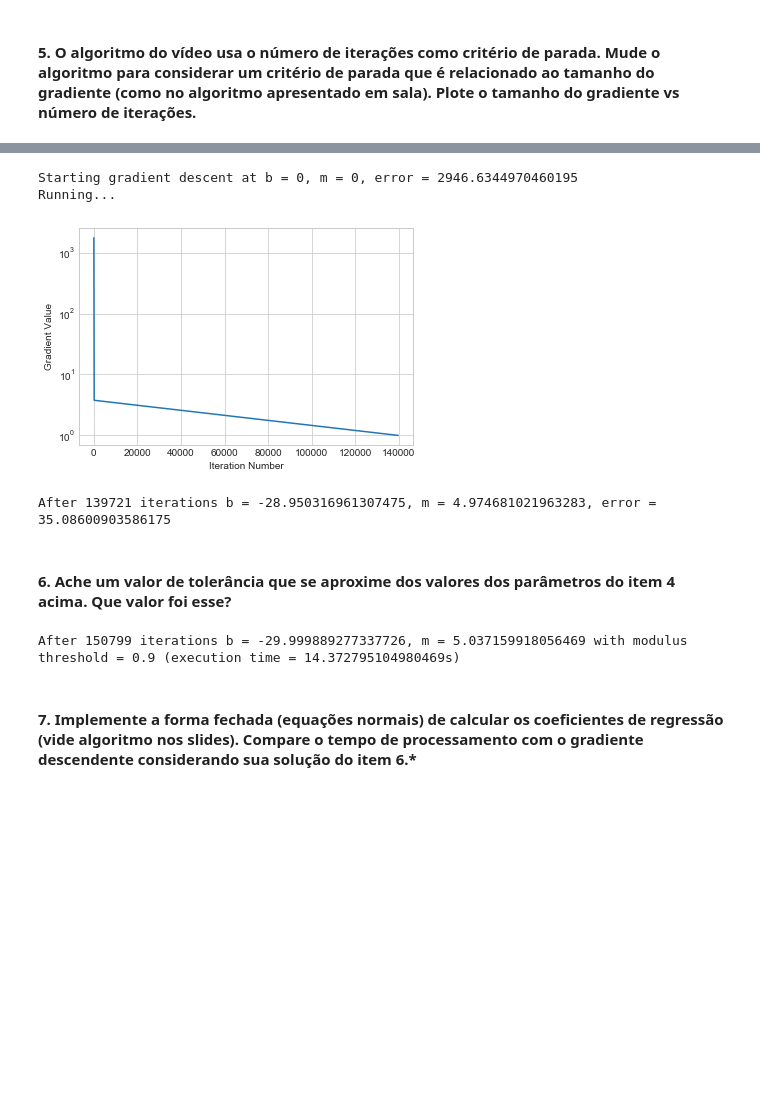
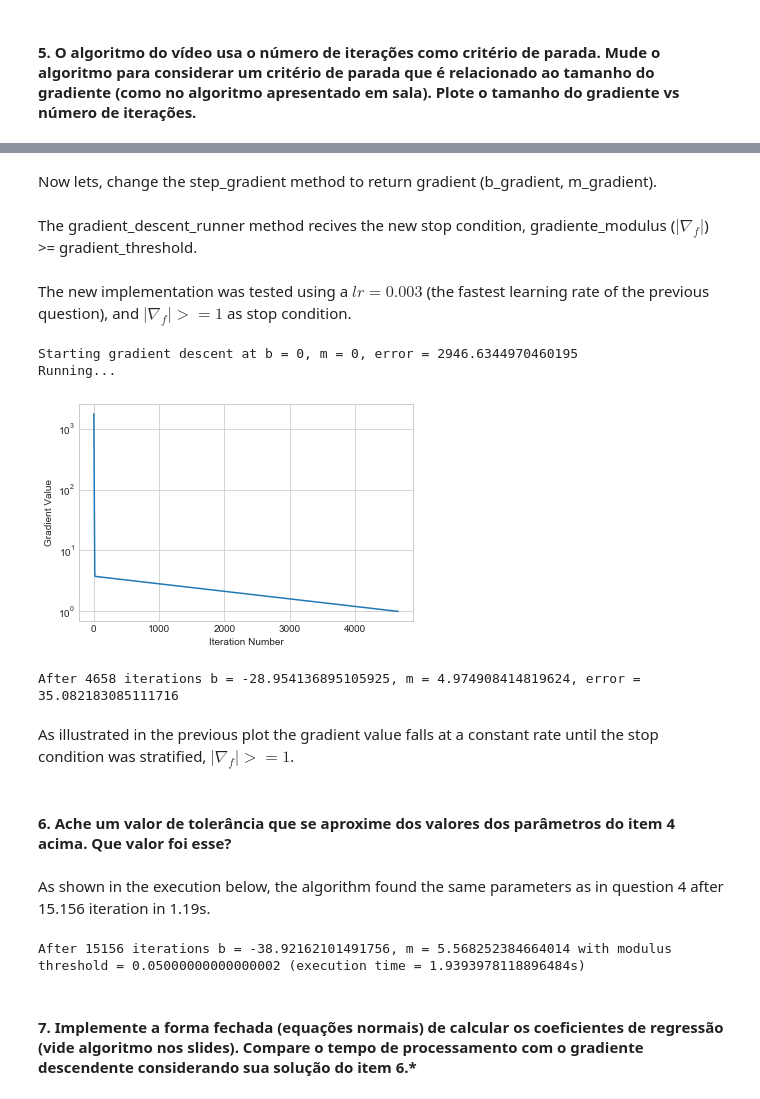
Before and after one commit to thiagonobrega/ml, a Jupyter notebook: LinearRegression/Linear Regression.ipynb, the cells around one changed output, grey strips where cells are left out. Cells and saved outputs as stored; diff of their text form; code cells hidden in the pictures; blank space fills up the shorter version.

```diff
--- a/LinearRegression/Linear Regression.ipynb
+++ b/LinearRegression/Linear Regression.ipynb
@@ -199,6 +208,8 @@ def run(gradient_threshold=0.1,lr=0.0001, inputfile="./income.csv", show=True ,
         print("After {0} iterations b = {1}, m = {2}, error = {3}".format(num_iterations, b, m, compute_error_for_line_given_points(b, m, points)))
     if not show:
         return [b,m,i]
+# %% [markdown]
+Now lets, change the step_gradient method to return gradient (b_gradient, m_gradient).
 # %%
 def step_gradient(b_current, m_current, points, learningRate):
     b_gradient = 0
@@ -212,6 +223,8 @@ def step_gradient(b_current, m_current, points, learningRate):
     new_b = b_current - (learningRate * b_gradient)
     new_m = m_current - (learningRate * m_gradient)
     return [new_b, new_m, b_gradient, m_gradient]
+# %% [markdown]
+The gradient_descent_runner method recives the new stop condition, gradiente_modulus ($|\nabla_{f}|$) >= gradient_threshold.
 # %%
 def gradient_descent_runner(points, starting_b, starting_m, learning_rate, gradient_threshold, plot=False):
     b = starting_b
@@ -246,33 +259,37 @@ def gradient_descent_runner(points, starting_b, starting_m, learning_rate, gradi
 
 
     return [b, m ,i]
-
-run(gradient_threshold=1)
-# %% [output]
-Starting gradient descent at b = 0, m = 0, error = 2946.6344970460195
-Running...
-[figure, removed]
-After 139721 iterations b = -28.950316961307475, m = 4.974681021963283, error = 35.08600903586175
+# %% [markdown]
+The new implementation was tested using a $lr = 0.003$ (the fastest learning rate of the previous question), and $|\nabla_{f}| >= 1$ as stop condition.
+# %%
+run(gradient_threshold=1,lr=0.003)
+# %% [output]
+Starting gradient descent at b = 0, m = 0, error = 2946.6344970460195
+Running...
+[figure, added]
+After 4658 iterations b = -28.954136895105925, m = 4.974908414819624, error = 35.082183085111716
+# %% [markdown]
+As illustrated in the previous plot the gradient value falls at a constant rate until the stop condition was stratified, $|\nabla_{f}| >= 1$.
 # %% [markdown]
 #### 6. Ache um valor de tolerância que se aproxime dos valores dos parâmetros do item 4 acima. Que valor foi esse?
+# %% [markdown]
+As shown in the execution below, the algorithm found the same parameters as in question 4 after 15.156 iteration in 1.19s.
 # %%
 import time
 
-gt = 1
-w0 = -40
+gt = 0.1
+w0 = 0
 w1 = 8
 
+while not ((w0 > -40 and w0 <= -38.89) and (w1 >= 4.89 and w1 < 6)):
+    gt = gt-0.01
+    start = time.time()
+    w0,w1,i = run(gradient_threshold=gt,lr=0.003,plot=False,show=False)
 
-start_time = time.time()
-
-while (w0 < -38) and (w1 >= 5):
-    gt = gt-0.1
-    w0,w1,i = run(gradient_threshold=gt,plot=False,show=False)
-
-end_time = time.time()
-coeftime = end_time - start_time
+end = time.time()
+coeftime = end - start
 print("After {0} iterations b = {1}, m = {2} with modulus threshold = {3} (execution time = {4}s)".format(i, w0, w1,gt,coeftime))
 # %% [output]
-After 150799 iterations b = -29.999889277337726, m = 5.037159918056469 with modulus threshold = 0.9 (execution time = 14.372795104980469s)
+After 15156 iterations b = -38.92162101491756, m = 5.568252384664014 with modulus threshold = 0.05000000000000002 (execution time = 1.9393978118896484s)
 # %% [markdown]
 #### 7. Implemente a forma fechada (equações normais) de calcular os coeficientes de regressão (vide algoritmo nos slides). Compare o tempo de processamento com o gradiente descendente considerando sua solução do item 6.*
```
Also changed, not shown: parts of 9 cells of this notebook, 5 other files.
